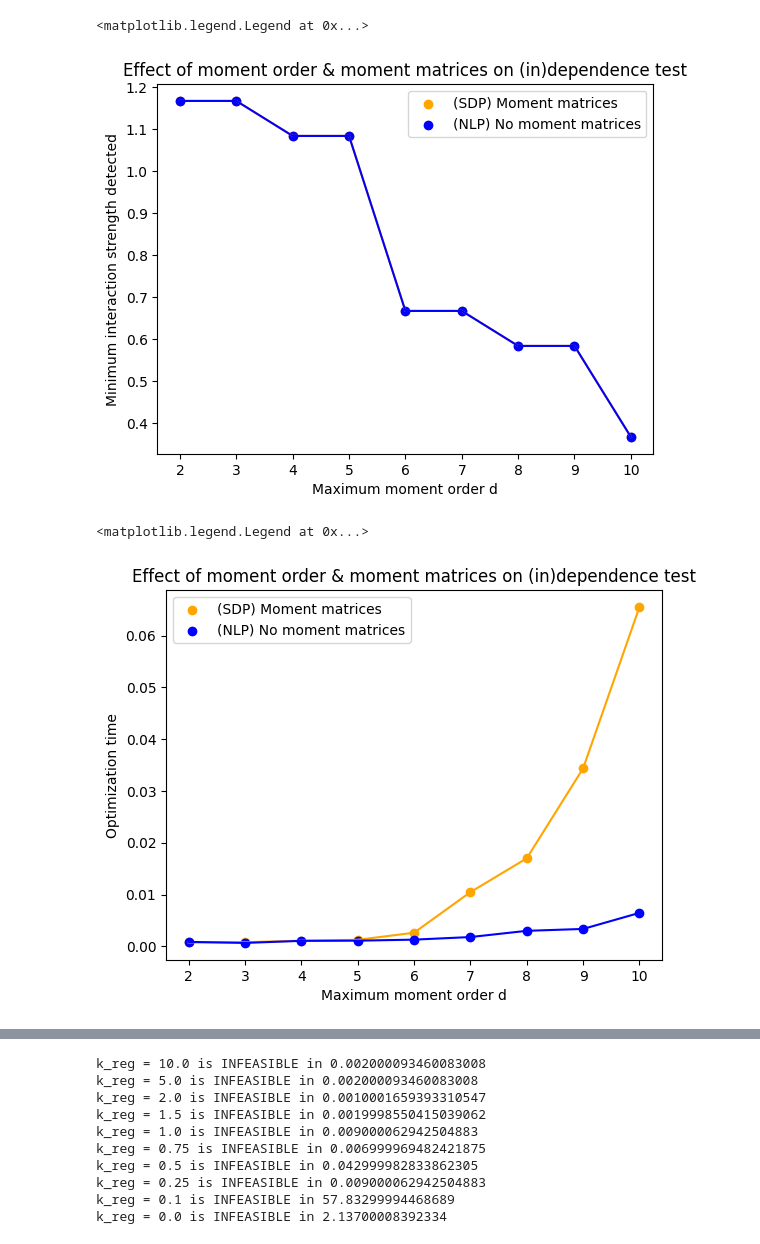
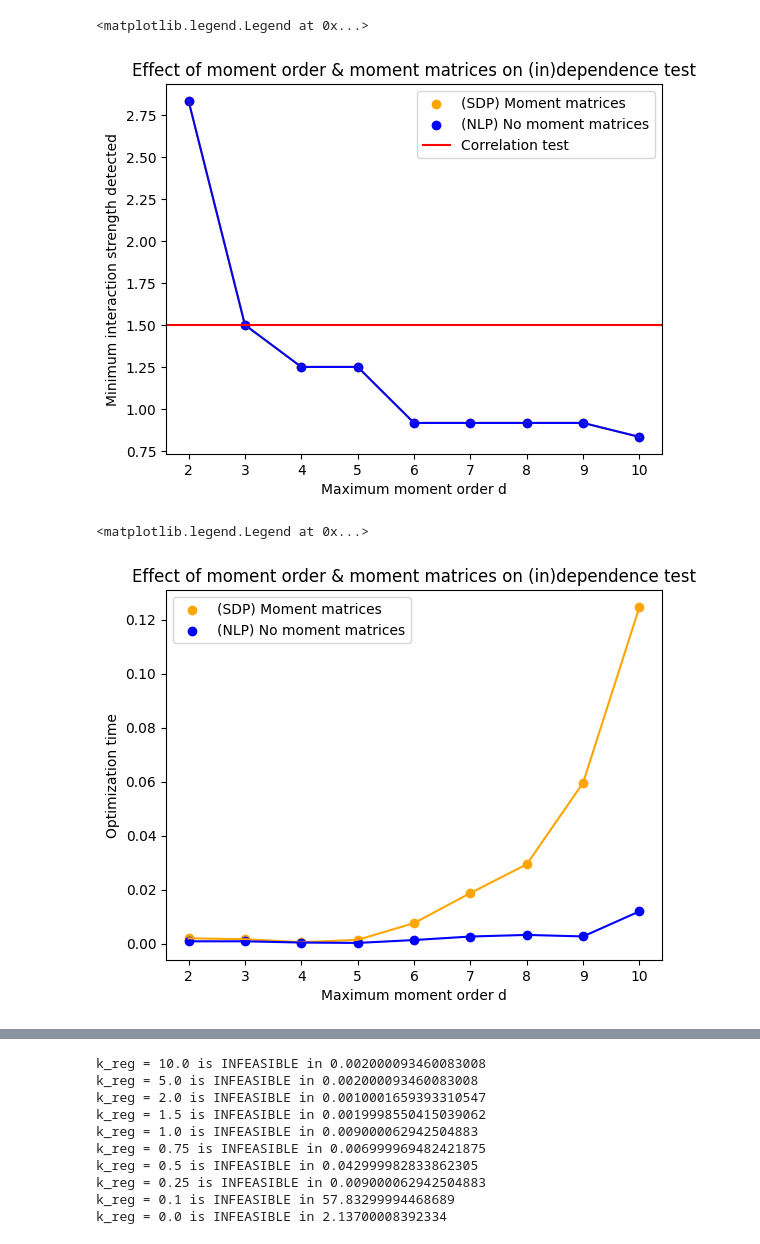
Before and after one commit to willjgh/M5R, a Jupyter notebook: Interaction/Moment-equations/SDP-package/model_free_package.ipynb, the cells around one changed output, grey strips where cells are left out. Saved outputs shown, nothing was run; the diff lists cells and outputs as text; code cells hidden in the pictures.

```diff
--- a/Interaction/Moment-equations/SDP-package/model_free_package.ipynb
+++ b/Interaction/Moment-equations/SDP-package/model_free_package.ipynb
@@ -19,7 +16,7 @@ Investigate if $d > 2$ or the addition of moment matrices (so SDP) affect result
 # settings
 interaction_values = [10.0, 5.0, 2.0, 1.5, 1.0, 0.75, 0.5, 0.25, 0.1, 0.0]
 d_values = range(2, 11)
-b = 0.5
+b = 1
 runs = 3
 rate = 1
 n = 1000
@@ -89,21 +86,33 @@ for i in tqdm.tqdm(range(runs)):
                 prev = results_NO[i, j]
                 if k_reg < prev:
                     results_NO[i, j] = k_reg
+# %%
+# correlation test
+corr = correlation.Correlation(data, printing=False)
+
+# smallest interaction strength detected
+result_corr = np.inf
+for k, solution in corr.result_dict.items():
+    k_reg = interaction_values[k]
+    p = solution['pvalue']
+    if p < 0.05 and k_reg < result_corr:
+        result_corr = k_reg
 # %%
 # plot results
 plt.plot(d_values, results_MM.mean(axis=0), color="orange")
 plt.scatter(d_values, results_MM.mean(axis=0), label="(SDP) Moment matrices", color="orange")
 plt.plot(d_values, results_NO.mean(axis=0), color="blue")
 plt.scatter(d_values, results_NO.mean(axis=0), label="(NLP) No moment matrices", color="blue")
+plt.axhline(result_corr, color="red", label="Correlation test")
 plt.xlabel("Maximum moment order d")
 plt.ylabel("Minimum interaction strength detected")
 plt.title("Effect of moment order & moment matrices on (in)dependence test")
 plt.legend()
 # %% [output]
 <matplotlib.legend.Legend at 0x...>
-[figure, old version]
+[figure, new version]
 # %%
-# plot results
+# plot time
 plt.plot(d_values, times_MM.mean(axis=(0, 2)), color="orange")
 plt.scatter(d_values, times_MM.mean(axis=(0, 2)), label="(SDP) Moment matrices", color="orange")
 plt.plot(d_values, times_NO.mean(axis=(0, 2)), color="blue")
@@ -114,7 +123,7 @@ plt.title("Effect of moment order & moment matrices on (in)dependence test")
 plt.legend()
 # %% [output]
 <matplotlib.legend.Legend at 0x...>
-[figure, old version]
+[figure, new version]
 # %% [markdown]
 ## Results
 
```
Also changed, not shown: parts of 35 cells of this notebook.
